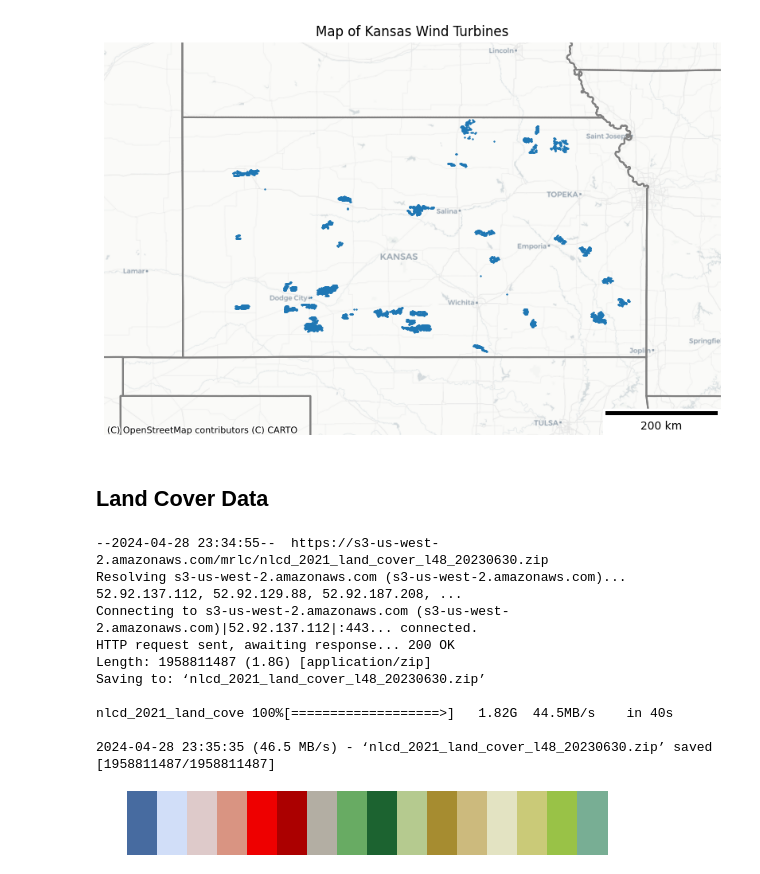
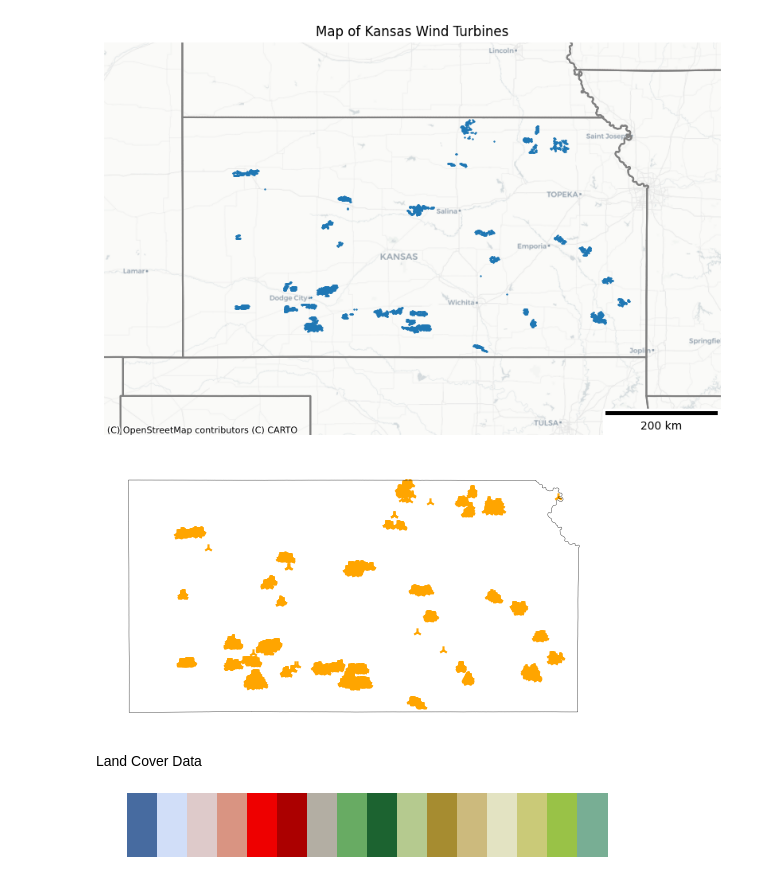
Before and after one commit to chad-fisher/KansasWind, a Jupyter notebook: KansasWindfarms.ipynb, the cells around one changed output. Saved outputs shown, nothing was run; the diff lists cells and outputs as text; code cells hidden in the pictures.

```diff
--- a/KansasWindfarms.ipynb
+++ b/KansasWindfarms.ipynb
@@ -193,23 +545,15 @@ ax.add_artist(ScaleBar(1,location='lower right'))
 plt.savefig("KansasWindTurbinesMap.png")
 # %% [output]
 [figure]
+# %%
+ax=KS_WT.plot(marker='2',color='orange')
+KS_StateMap.boundary.plot(ax=ax,color='black',linewidth=0.25)
+ax.axis('off')
+plt.savefig('WindTurbines.png',transparent=True,dpi=300,bbox_inches='tight')
+# %% [output]
+[figure, added]
 # %% [markdown]
-## Land Cover Data
+Land Cover Data
-# %%
-# Get NLCD data
-!wget "https://s3-us-west-2.amazonaws.com/mrlc/nlcd_2021_land_cover_l48_20230630.zip"
-zipfile.ZipFile('nlcd_2021_land_cover_l48_20230630.zip').extractall(path='/content/LandCover')
-# %% [output]
---2024-04-28 23:34:55--  https://s3-us-west-2.amazonaws.com/mrlc/nlcd_2021_land_cover_l48_20230630.zip
-Resolving s3-us-west-2.amazonaws.com (s3-us-west-2.amazonaws.com)... 52.92.137.112, 52.92.129.88, 52.92.187.208, ...
-Connecting to s3-us-west-2.amazonaws.com (s3-us-west-2.amazonaws.com)|52.92.137.112|:443... connected.
-HTTP request sent, awaiting response... 200 OK
-Length: 1958811487 (1.8G) [application/zip]
-Saving to: ‘nlcd_2021_land_cover_l48_20230630.zip’
-
-nlcd_2021_land_cove 100%[===================>]   1.82G  44.5MB/s    in 40s
-
-2024-04-28 23:35:35 (46.5 MB/s) - ‘nlcd_2021_land_cover_l48_20230630.zip’ saved [1958811487/1958811487]
 # %%
 #open cleaned image from ArcGIS
 KS_LandCover,trans = rio.mask.mask(rio.open('/content/Cleaned Data/KS_NLCD_Cleaned.tif'),KS_StateMap.to_crs(epsg=3857).geometry,crop=True, filled=False)
```
Also changed, not shown: parts of 142 cells of this notebook.
